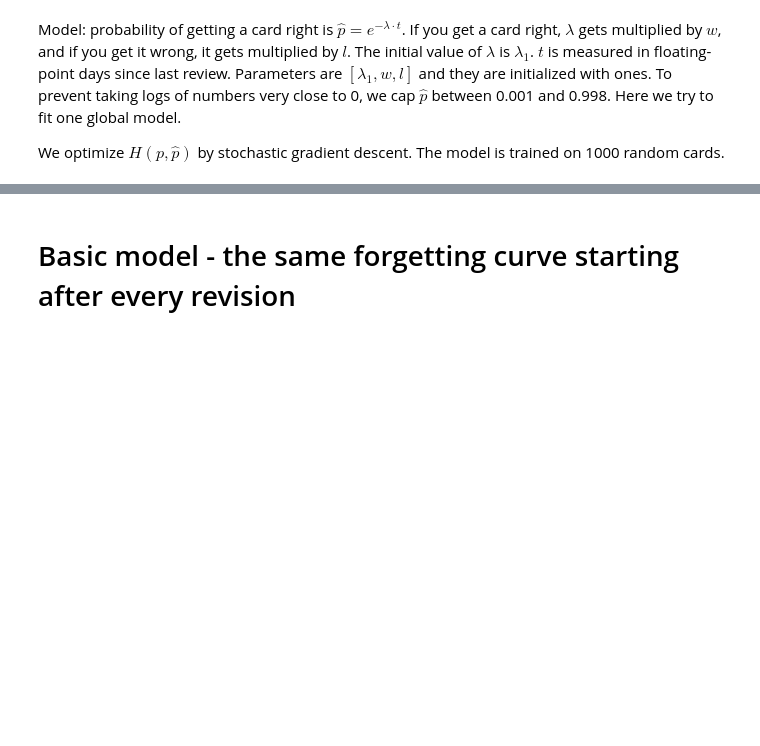
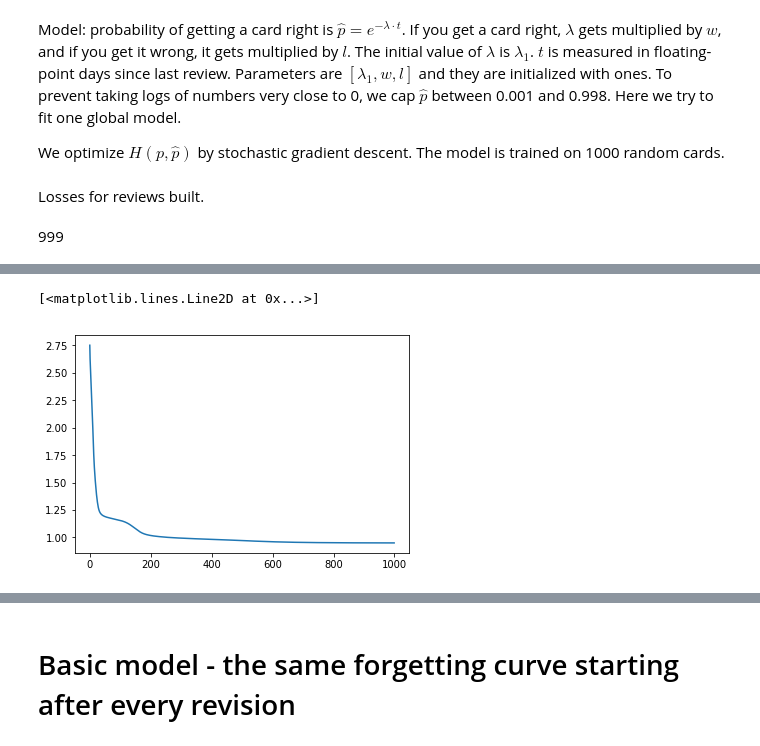
Before and after one commit to agentydragon/sched, a Jupyter notebook: Explore_Anki_data.ipynb, the cells around one changed output, grey strips where cells are left out. Cells and saved outputs as stored; diff of their text form; code cells hidden in the pictures; blank space fills up the shorter version.

```diff
--- a/Explore_Anki_data.ipynb
+++ b/Explore_Anki_data.ipynb
@@ -62,10 +61,15 @@ If you get a card right, $\lambda$ gets multiplied by $w$, and if you get it wro
 The initial value of $\lambda$ is $\lambda_1$. $t$ is measured in floating-point days since last review. Parameters are $[\lambda_1, w, l]$ and they are initialized with ones. To prevent taking logs of numbers very close to 0, we cap $\hat{p}$ between 0.001 and 0.998. Here we try to fit one global model.
 
 We optimize $H(p, \hat{p})$ by stochastic gradient descent. The model is trained on 1000 random cards.
+# %%
+num_cards = 100 #@param {type:"integer"}
+epochs = 1000 #@param {type:"integer"}
 # %%
 lambda1 = tf.Variable(1.0, name="lambda1", trainable=True)
 win_p = tf.Variable(1.0)
 loss_p = tf.Variable(1.0)
+variables = [lambda1, win_p, loss_p]
+
 l = lambda1
 losses = []
 probabilities = []
@@ -89,25 +93,50 @@ def build_losses_for_reviews(card_reviews):
       losses.append(loss_bit)
       l = l * loss_p
 
-for card in get_sample_card_ids(1000):
+from IPython.display import HTML, display
+
+def progress(value, max=100):
+    return HTML("""
+        <progress value='{value}' max='{max}' style='width: 100%'>
+            {value}
+        </progress>
+    """.format(value=value, max=max))
+
+out = display(progress(0, num_cards), display_id=True)
+for i, card in enumerate(get_sample_card_ids(num_cards)):
   build_losses_for_reviews(get_card_reviews(card))
+  out.update(progress(i, num_cards))
+out.update(HTML("Losses for reviews built."))
 
 loss = tf.reduce_sum(losses) / len(losses)
 # Making training rate higher than 0.01 leads to shooting out to NaNs.
 opt = tf.train.GradientDescentOptimizer(learning_rate=0.01)
-variables = [lambda1, win_p, loss_p]
 train_op = opt.minimize(loss, var_list=variables)
+
+losses = []
+values = []
 
 with tf.Session() as sess:
   sess.run(tf.global_variables_initializer())
-  for i in range(1000):
+
+  epoch_progress = display(progress(0, epochs), display_id=True)
+  for i in range(epochs):
     metadata = tf.RunMetadata()
     sess.run(train_op)
+    epoch_progress.update(progress(i, epochs))
+    vars_value = sess.run(variables)
+    loss_value = sess.run(loss)
     if i % 10 == 0:
-      print("after round", i, sess.run(variables), "loss=", sess.run(loss))
+      print("after round", i, vars_value, "loss=", loss_value)
+      values.append(tuple(vars_value + [loss_value]))
+    losses.append(loss_value)
 
   print('Final:')
   print(sess.run(variables))
 #  print('Probs: ', sess.run(probabilities))
 #  print('Loss: ', sess.run(loss))
+
+plt.plot(range(epochs), losses)
 # %% [output]
+Losses for reviews built.
+999
@@ -130,0 +160,2 @@ Final:
+[<matplotlib.lines.Line2D at 0x...>]
+[figure, added]
```
Also changed, not shown: parts of 7 cells of this notebook.
